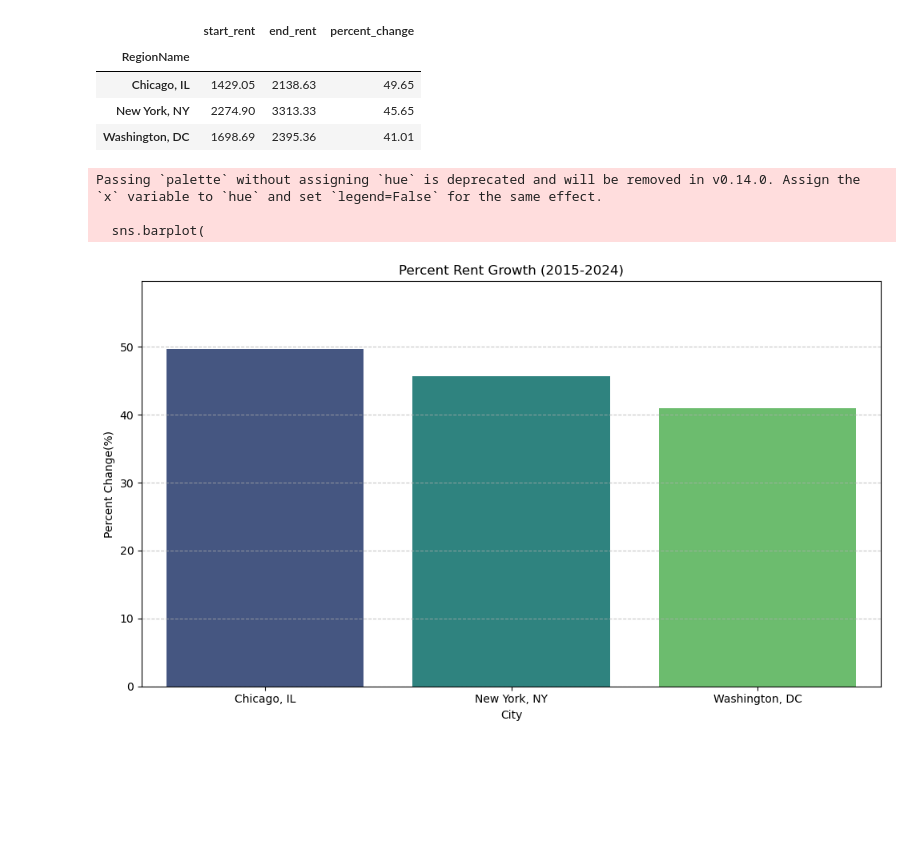
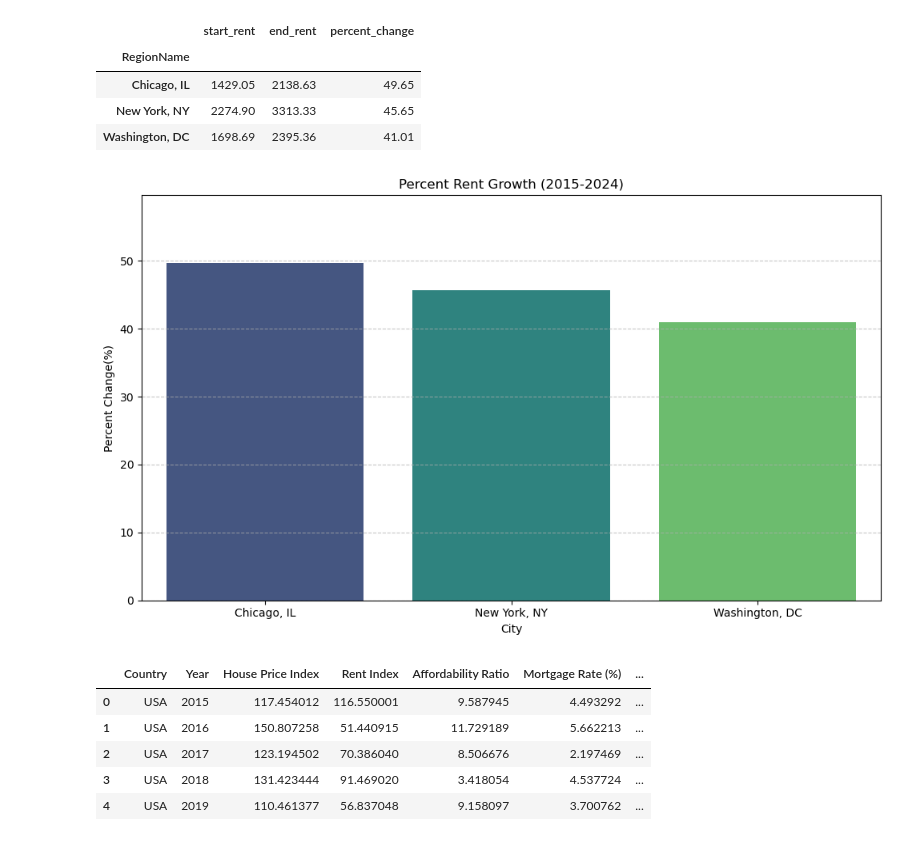
Before and after one commit to Bshaia/data-analysis-portfolio, a Jupyter notebook: rent-trends-eda/rent-trends-analysis.ipynb, the cells around one changed output. Saved outputs shown, nothing was run; the diff lists cells and outputs as text; code cells hidden in the pictures; blank space fills up the shorter version.

Commit message:
Add visualization and finalize README for rent trends and percent growth

```diff
--- a/rent-trends-eda/rent-trends-analysis.ipynb
+++ b/rent-trends-eda/rent-trends-analysis.ipynb
@@ -179,7 +180,10 @@ sns.barplot(
     data=rent_summary_sorted.reset_index(),
     x="RegionName",
     y="percent_change",
-    palette="viridis"
+    hue="RegionName",
+    palette="viridis",
+    dodge=False,
+    legend=False
 )
 
 plt.title("Percent Rent Growth (2015-2024)")
@@ -188,9 +192,18 @@ plt.xlabel("City")
 plt.ylim(0, rent_summary["percent_change"].max() + 10) #Space on top
 plt.grid(axis="y", linestyle="--", alpha=0.7)
 plt.tight_layout()
+plt.savefig("visuals/rent_growth_percent_bar.png")
 plt.show()
 # %% [output]
-Passing `palette` without assigning `hue` is deprecated and will be removed in v0.14.0. Assign the `x` variable to `hue` and set `legend=False` for the same effect.
-
-  sns.barplot(
 [figure]
+# %%
+income_df = pd.read_csv("global_housing_market_extended.csv")
+# %%
+income_df.head()
+# %% [output]
+|  | Country | Year | House Price Index | Rent Index | Affordability Ratio | Mortgage Rate (%) | ... |
+| 0 | USA | 2015 | 117.454012 | 116.550001 | 9.587945 | 4.493292 | ... |
+| 1 | USA | 2016 | 150.807258 | 51.440915 | 11.729189 | 5.662213 | ... |
+| 2 | USA | 2017 | 123.194502 | 70.386040 | 8.506676 | 2.197469 | ... |
+| 3 | USA | 2018 | 131.423444 | 91.469020 | 3.418054 | 4.537724 | ... |
+| 4 | USA | 2019 | 110.461377 | 56.837048 | 9.158097 | 3.700762 | ... |
```
Also changed, not shown: parts of 1 cell of this notebook, 2 other files.
